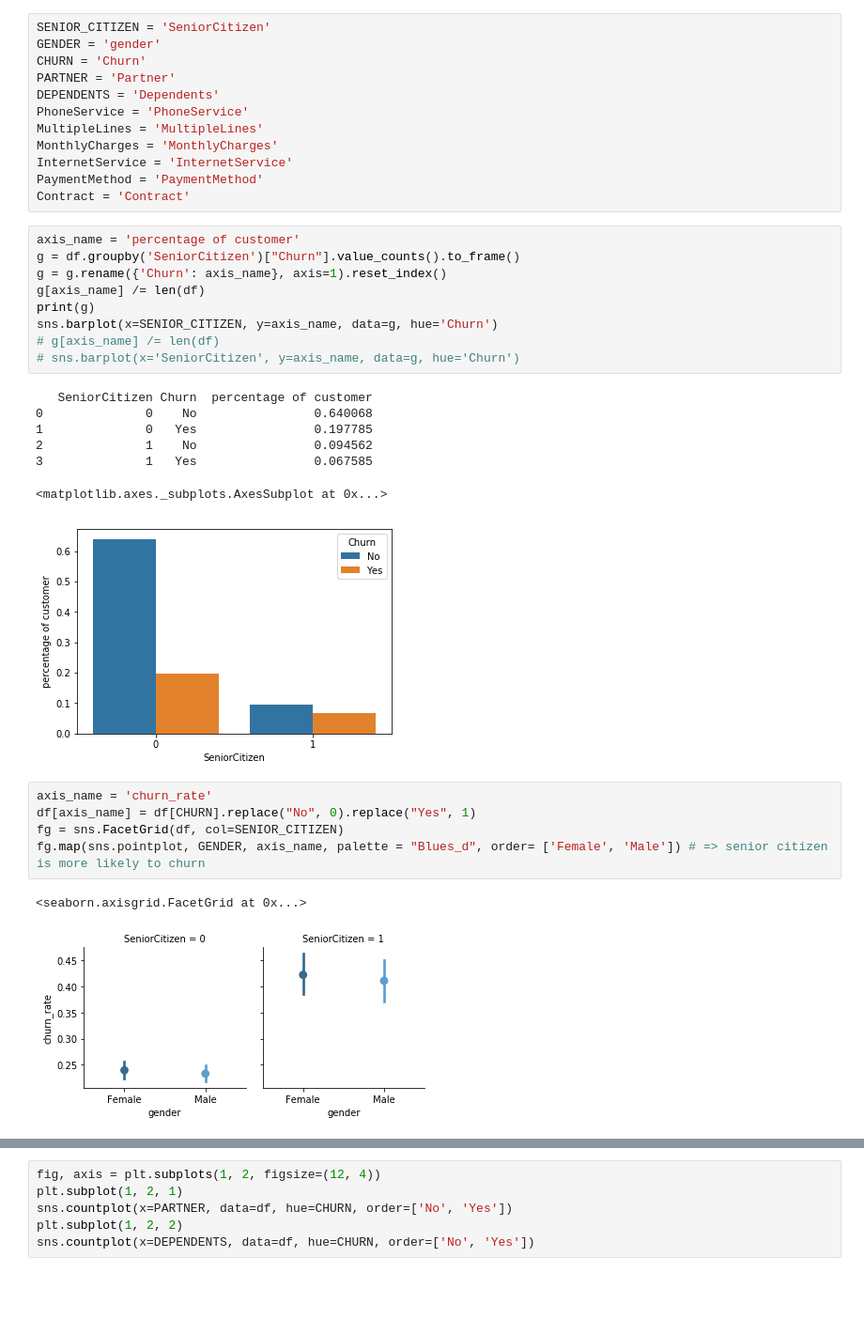
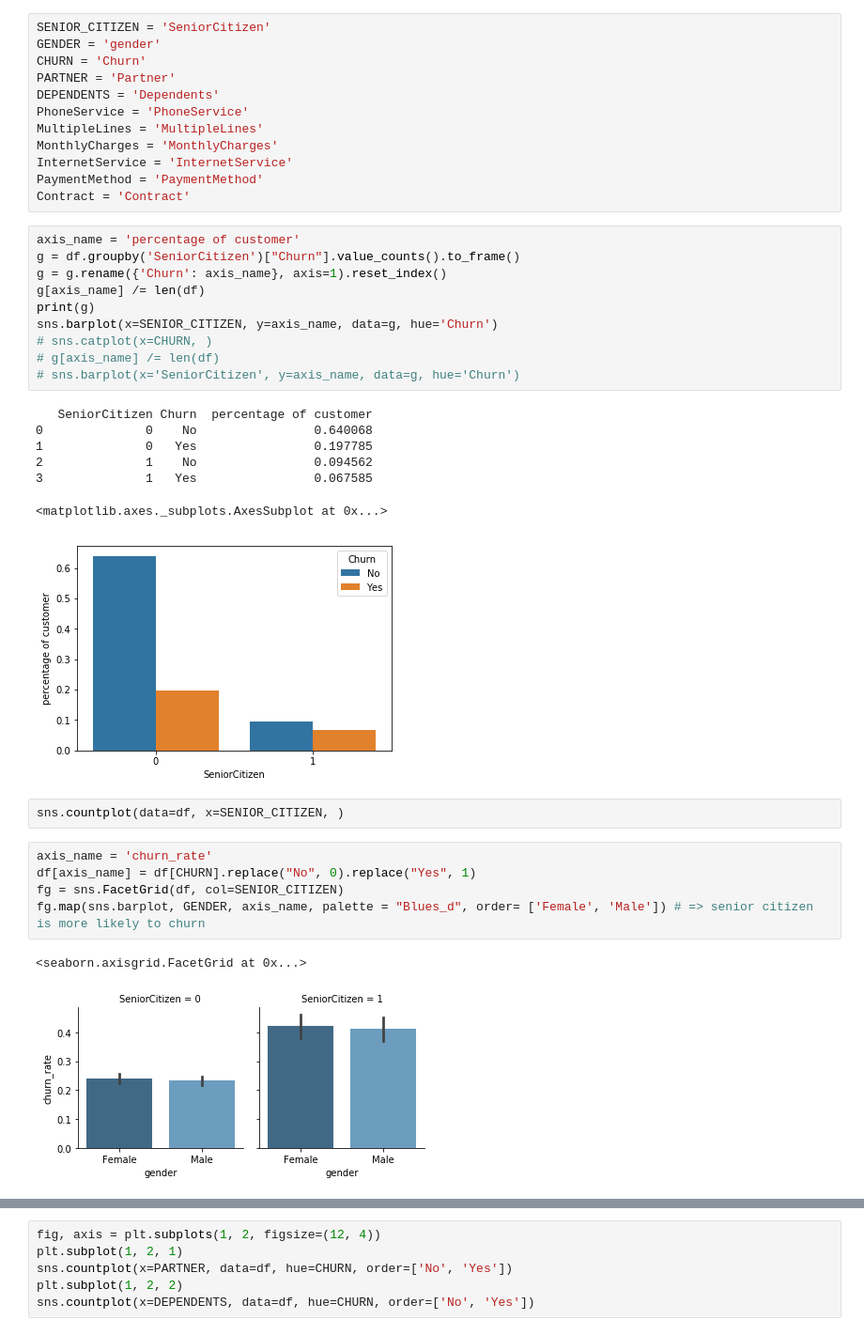
Before and after one commit to wakandan/learning, a Jupyter notebook: data_visualization/Telco_customer_churn.ipynb, the cells around one changed output, grey strips where cells are left out. Shown: that part at 94% size. Cells and saved outputs as stored; diff of their text form; blank space fills up the shorter version.

```diff
--- a/data_visualization/Telco_customer_churn.ipynb
+++ b/data_visualization/Telco_customer_churn.ipynb
@@ -96,6 +97,7 @@ g = g.rename({'Churn': axis_name}, axis=1).reset_index()
 g[axis_name] /= len(df)
 print(g)
 sns.barplot(x=SENIOR_CITIZEN, y=axis_name, data=g, hue='Churn')
+# sns.catplot(x=CHURN, )
 # g[axis_name] /= len(df)
 # sns.barplot(x='SeniorCitizen', y=axis_name, data=g, hue='Churn')
 # %% [output]
@@ -106,11 +108,13 @@ sns.barplot(x=SENIOR_CITIZEN, y=axis_name, data=g, hue='Churn')
 3              1   Yes                0.067585
 <matplotlib.axes._subplots.AxesSubplot at 0x...>
 [figure]
+# %%
+sns.countplot(data=df, x=SENIOR_CITIZEN, )
 # %%
 axis_name = 'churn_rate'
 df[axis_name] = df[CHURN].replace("No", 0).replace("Yes", 1)
 fg = sns.FacetGrid(df, col=SENIOR_CITIZEN)
-fg.map(sns.pointplot, GENDER, axis_name, palette = "Blues_d", order= ['Female', 'Male']) # => senior citizen is more likely to churn
+fg.map(sns.barplot, GENDER, axis_name, palette = "Blues_d", order= ['Female', 'Male']) # => senior citizen is more likely to churn
 # %% [output]
 <seaborn.axisgrid.FacetGrid at 0x...>
-[figure, old version]
+[figure, new version]
```
Also changed, not shown: parts of 27 cells of this notebook, 13 other files.
